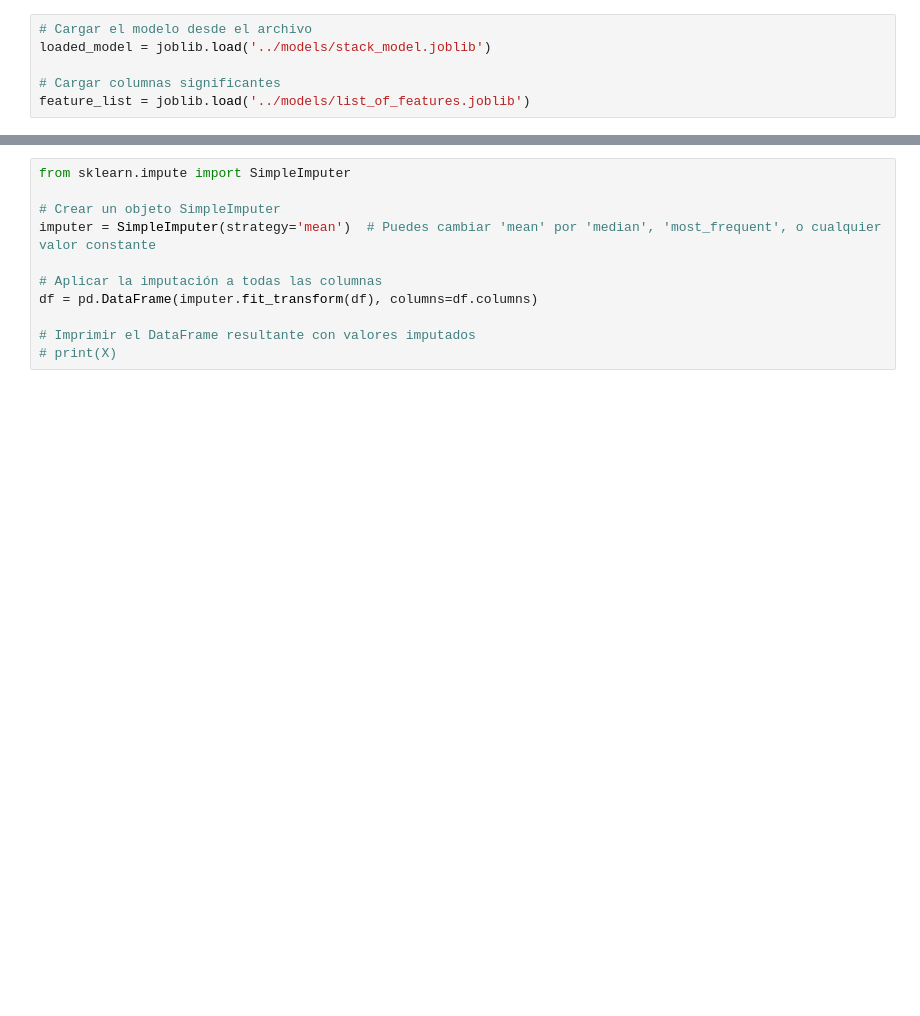
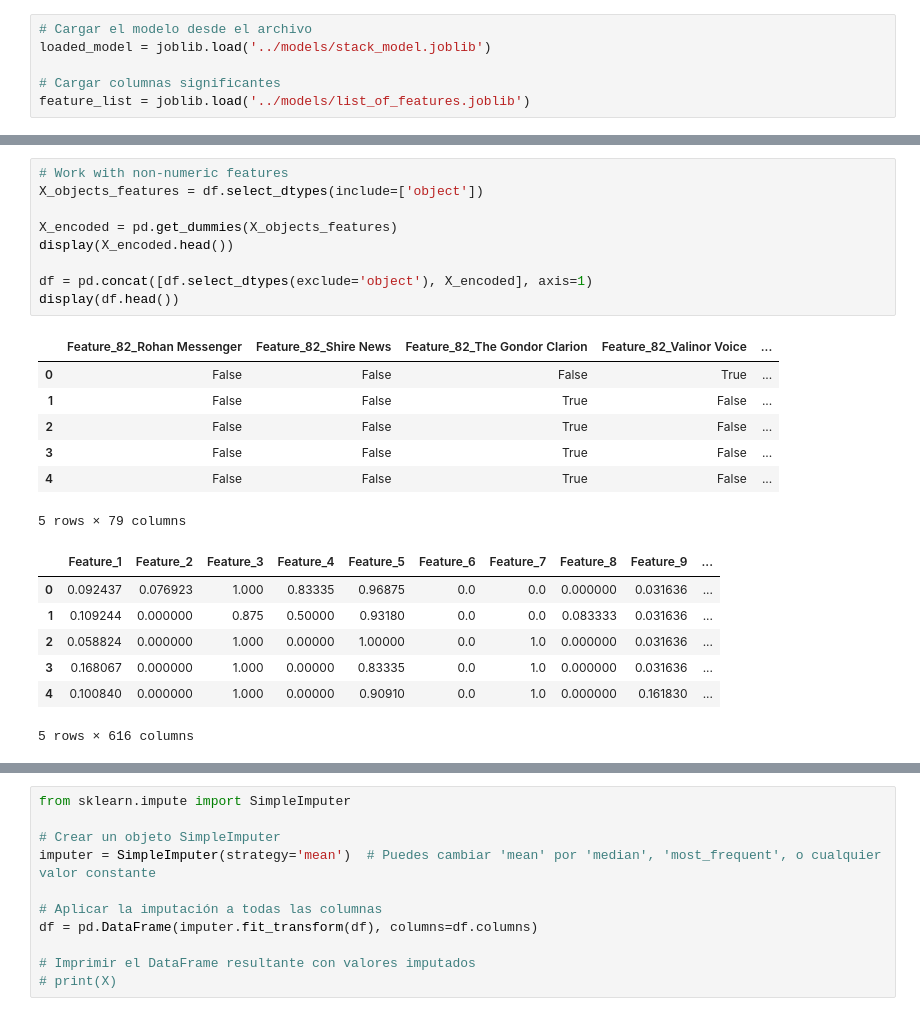
Before and after one commit to Escannor/Baubap-Hackathon, a Jupyter notebook: notebooks/test.ipynb, the cells around one changed output, grey strips where cells are left out. Cells and saved outputs as stored; diff of their text form; blank space fills up the shorter version.

```diff
--- a/notebooks/test.ipynb
+++ b/notebooks/test.ipynb
@@ -16,3 +49,27 @@ df.shape
+# %%
+# Work with non-numeric features
+X_objects_features = df.select_dtypes(include=['object'])
+
+X_encoded = pd.get_dummies(X_objects_features)
+display(X_encoded.head())
+
+df = pd.concat([df.select_dtypes(exclude='object'), X_encoded], axis=1)
+display(df.head())
+# %% [output]
+|  | Feature_82_Rohan Messenger | Feature_82_Shire News | Feature_82_The Gondor Clarion | Feature_82_Valinor Voice | ... |
+| 0 | False | False | False | True | ... |
+| 1 | False | False | True | False | ... |
+| 2 | False | False | True | False | ... |
+| 3 | False | False | True | False | ... |
+| 4 | False | False | True | False | ... |
+5 rows × 79 columns
+|  | Feature_1 | Feature_2 | Feature_3 | Feature_4 | Feature_5 | Feature_6 | Feature_7 | Feature_8 | Feature_9 | ... |
+| 0 | 0.092437 | 0.076923 | 1.000 | 0.83335 | 0.96875 | 0.0 | 0.0 | 0.000000 | 0.031636 | ... |
+| 1 | 0.109244 | 0.000000 | 0.875 | 0.50000 | 0.93180 | 0.0 | 0.0 | 0.083333 | 0.031636 | ... |
+| 2 | 0.058824 | 0.000000 | 1.000 | 0.00000 | 1.00000 | 0.0 | 1.0 | 0.000000 | 0.031636 | ... |
+| 3 | 0.168067 | 0.000000 | 1.000 | 0.00000 | 0.83335 | 0.0 | 1.0 | 0.000000 | 0.031636 | ... |
+| 4 | 0.100840 | 0.000000 | 1.000 | 0.00000 | 0.90910 | 0.0 | 1.0 | 0.000000 | 0.161830 | ... |
+5 rows × 616 columns
 # %%
 # Seleccionar solo las columnas importantes
 df = df[feature_list]
```
Also changed, not shown: parts of 6 cells of this notebook, 3 other files.
